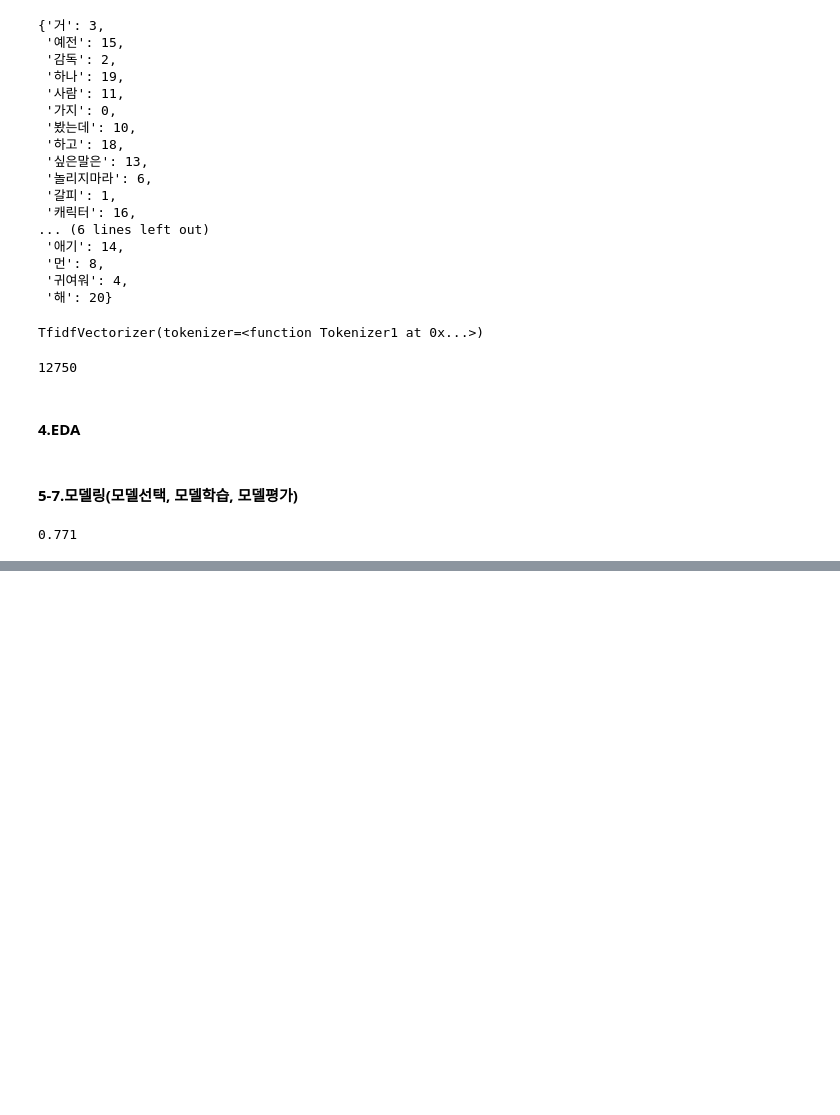
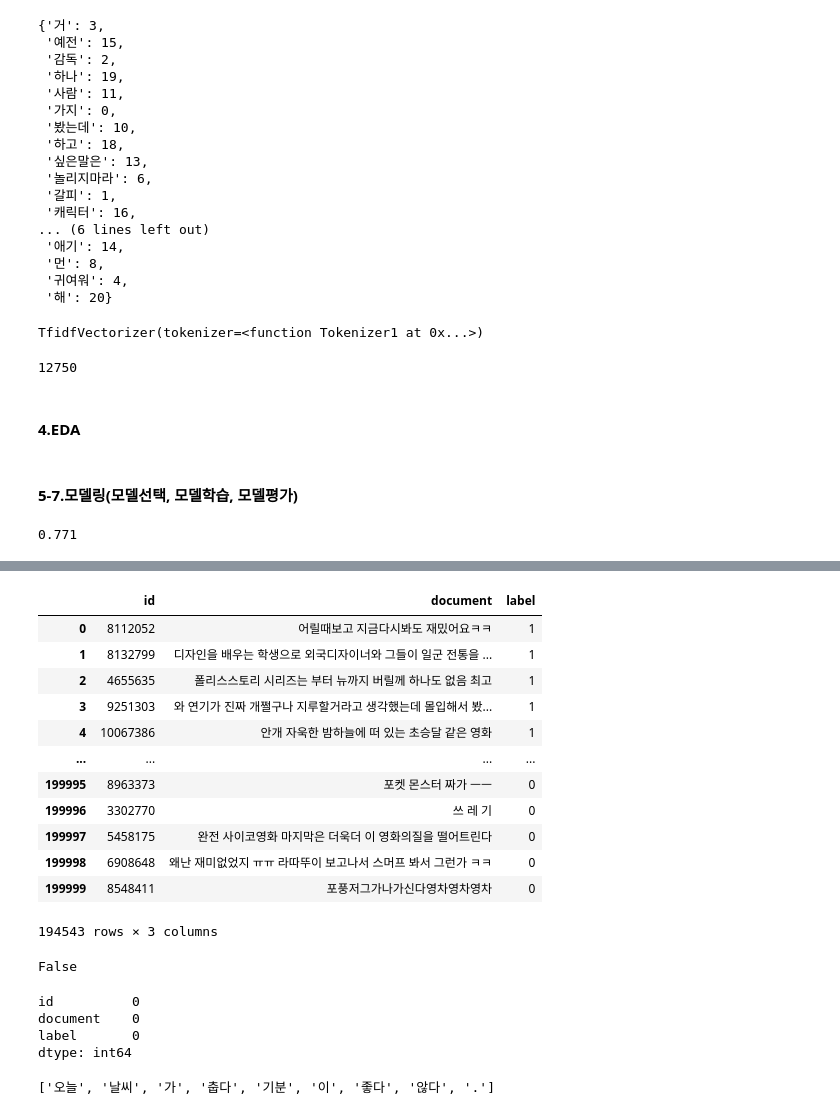
Before and after one commit to shinwoejin/Python, a Jupyter notebook: 10월 파이썬수업/빅데이터, 머신러닝/221028_1.ipynb, the cells around one changed output, grey strips where cells are left out. Drawn from its saved outputs; the diff is of its cells as text; code cells hidden in the pictures; blank space fills up the shorter version.

```diff
--- a/10월 파이썬수업/빅데이터, 머신러닝/221028_1.ipynb
+++ b/10월 파이썬수업/빅데이터, 머신러닝/221028_1.ipynb
@@ -441,0 +496,30 @@ lr.score(x_test, y_test)
+# %%
+#데이터를 하나만 갖고오면 시리즈형태이기에 replace가 먹히지 않음
+data['document'] = data['document'].str.replace("[^ㄱ-하-ㅣ가-힣]"," ")
+data
+# %% [output]
+|  | id | document | label |
+| 0 | 8112052 | 어릴때보고 지금다시봐도 재밌어요ㅋㅋ | 1 |
+| 1 | 8132799 | 디자인을 배우는 학생으로 외국디자이너와 그들이 일군 전통을 ... | 1 |
+| 2 | 4655635 | 폴리스스토리 시리즈는 부터 뉴까지 버릴께 하나도 없음 최고 | 1 |
+| 3 | 9251303 | 와 연기가 진짜 개쩔구나 지루할거라고 생각했는데 몰입해서 봤... | 1 |
+| 4 | 10067386 | 안개 자욱한 밤하늘에 떠 있는 초승달 같은 영화 | 1 |
+| ... | ... | ... | ... |
+| 199995 | 8963373 | 포켓 몬스터 짜가 ㅡㅡ | 0 |
+| 199996 | 3302770 | 쓰 레 기 | 0 |
+| 199997 | 5458175 | 완전 사이코영화 마지막은 더욱더 이 영화의질을 떨어트린다 | 0 |
+| 199998 | 6908648 | 왜난 재미없었지 ㅠㅠ 라따뚜이 보고나서 스머프 봐서 그런가 ㅋㅋ | 0 |
+| 199999 | 8548411 | 포풍저그가나가신다영차영차영차 | 0 |
+194543 rows × 3 columns
+# %%
+data.isnull().values.any()
+# %% [output]
+False
+# %%
+data['document'].replace('',np.nan, inplace=True)
+data.isnull().sum()
+# %% [output]
+id          0
+document    0
+label       0
+dtype: int64
@@ -441,0 +533,6 @@ lr.score(x_test, y_test)
+# %%
+okt = Okt()
+#어간 추출
+okt.morphs('오늘 날씨가 추워서 기분이 좋지않다.', stem=True)
+# %% [output]
+['오늘', '날씨', '가', '춥다', '기분', '이', '좋다', '않다', '.']
```
Also changed, not shown: parts of 30 cells of this notebook, 3 other files.
